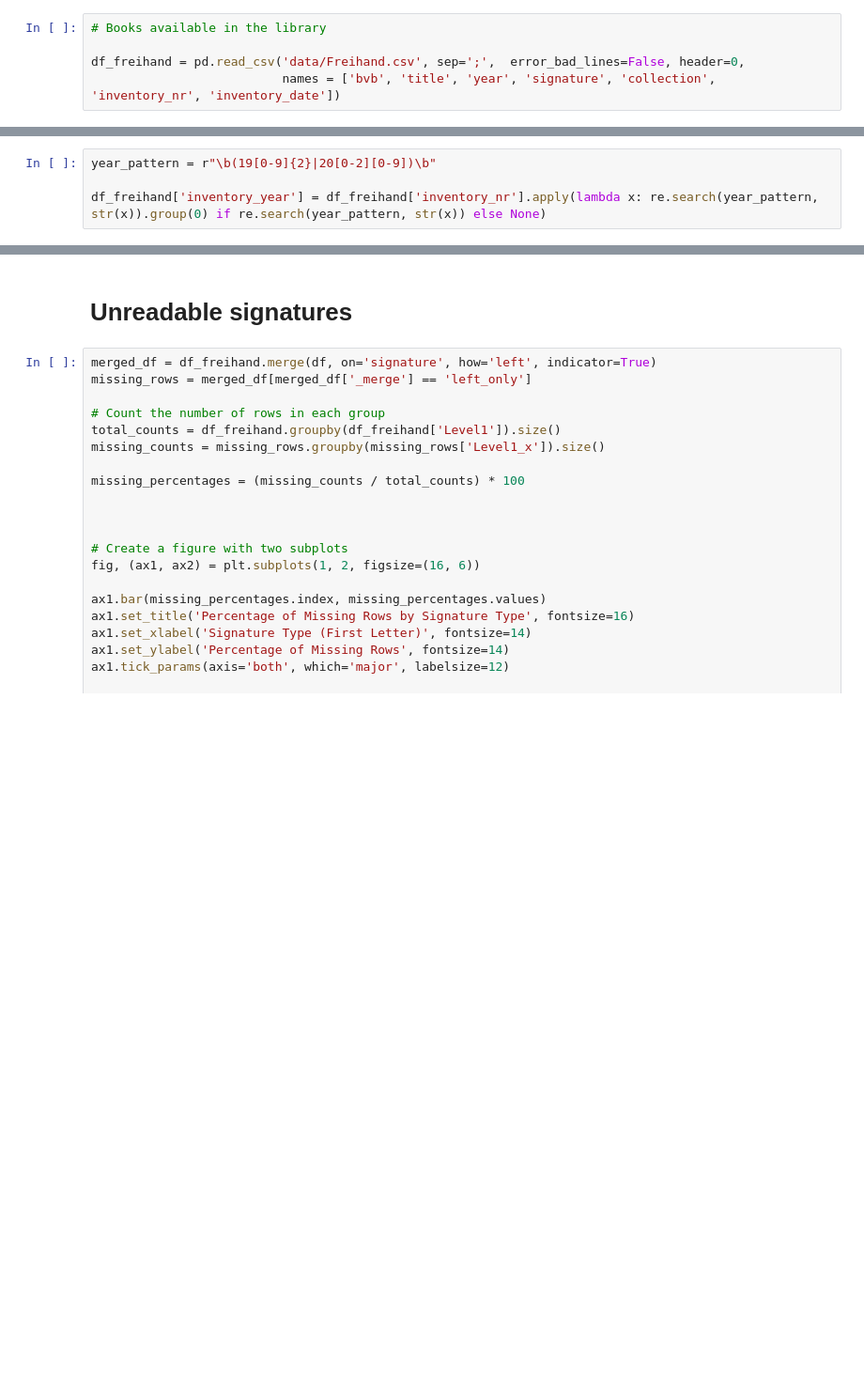
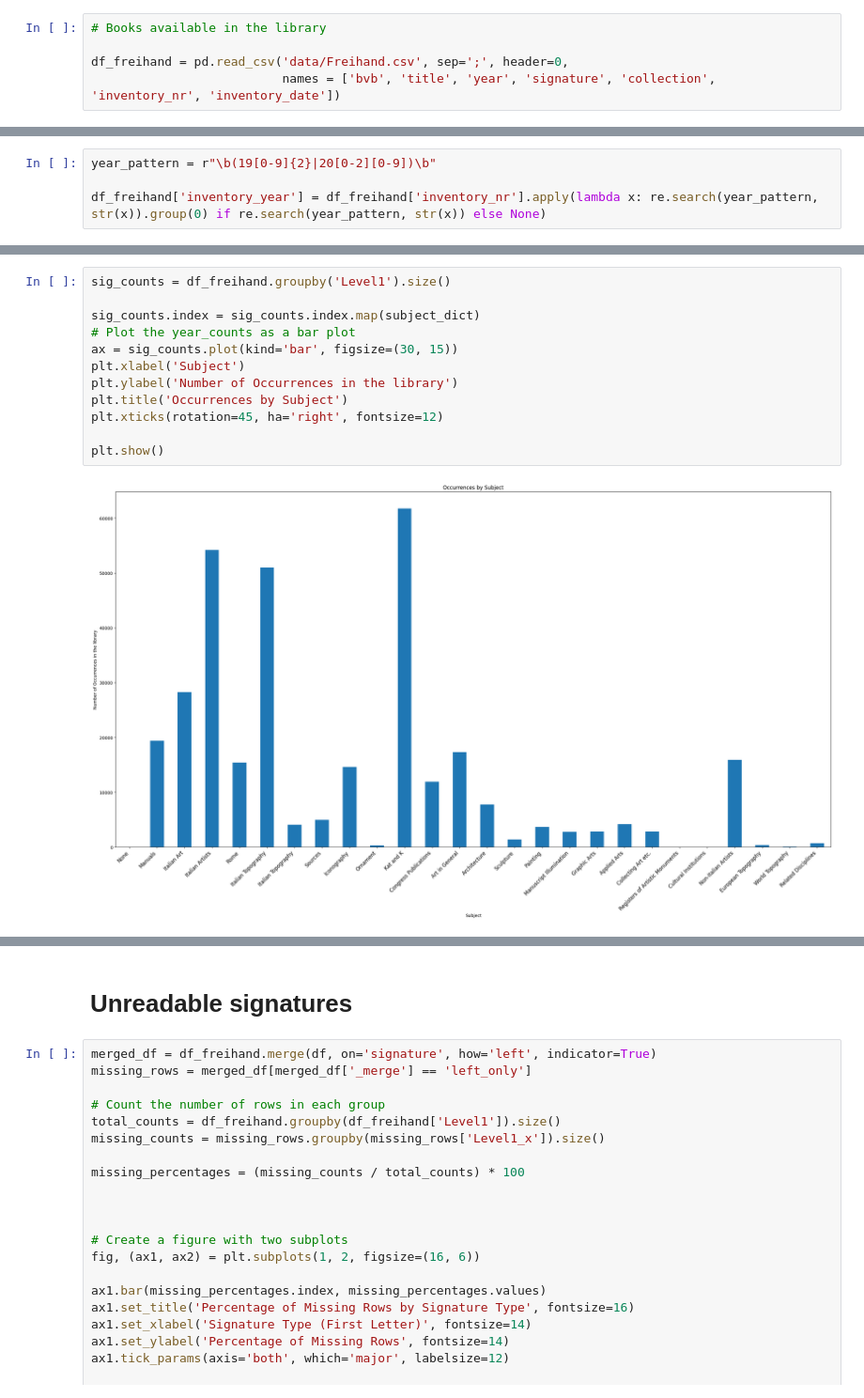
Before and after one commit to hanaCasey/BHVizData, a Jupyter notebook: statistics.ipynb, the cells around one changed output, grey strips where cells are left out. Shown at 94% size. Cells and saved outputs as stored; diff of their text form; blank space fills up the shorter version.

Commit message:
more plots

```diff
--- a/statistics.ipynb
+++ b/statistics.ipynb
@@ -78,5 +77,5 @@ plt.show()
 # %%
 # Books available in the library
 
-df_freihand = pd.read_csv('data/Freihand.csv', sep=';',  error_bad_lines=False, header=0,
+df_freihand = pd.read_csv('data/Freihand.csv', sep=';', header=0,
                           names = ['bvb', 'title', 'year', 'signature', 'collection', 'inventory_nr', 'inventory_date'])
@@ -137,3 +118,17 @@ ax.set_xticklabels(year_counts.index.astype(int))
 plt.show()
 # %% [output]
 [figure]
+# %%
+sig_counts = df_freihand.groupby('Level1').size()
+
+sig_counts.index = sig_counts.index.map(subject_dict)
+# Plot the year_counts as a bar plot
+ax = sig_counts.plot(kind='bar', figsize=(30, 15))
+plt.xlabel('Subject')
+plt.ylabel('Number of Occurrences in the library')
+plt.title('Occurrences by Subject')
+plt.xticks(rotation=45, ha='right', fontsize=12)
+
+plt.show()
+# %% [output]
+[figure, added]
```
Also changed, not shown: parts of 6 cells of this notebook, 3 other files.
